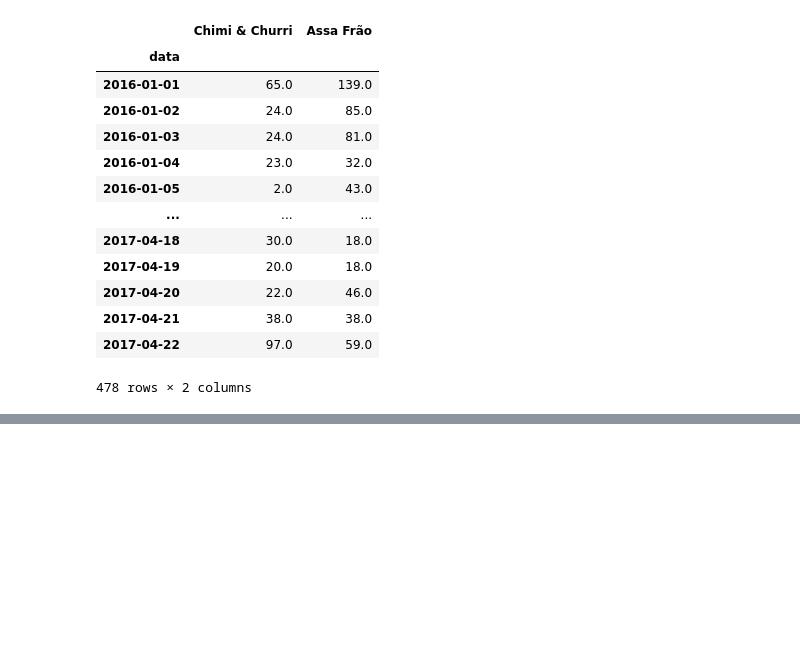
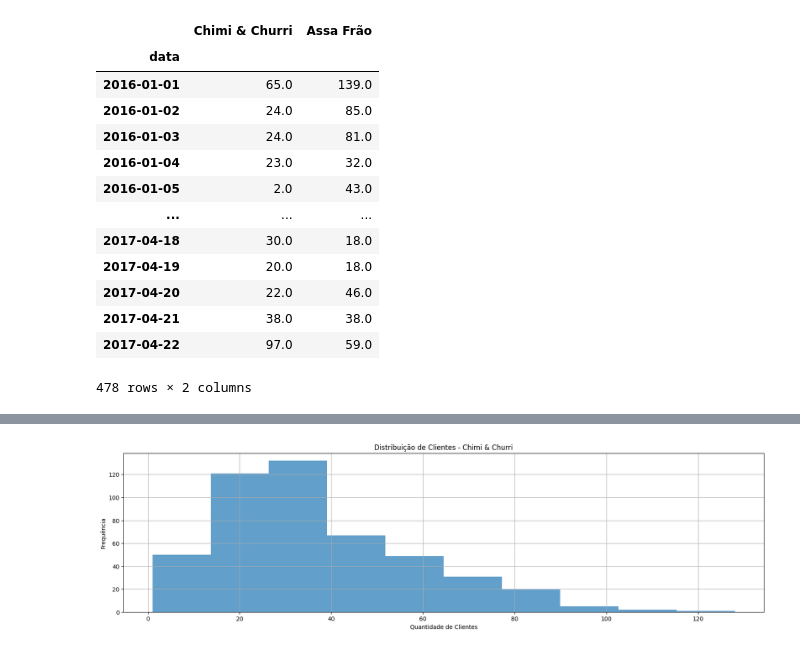
Before and after one commit to JCarapina/Estudos-praticos, a Jupyter notebook: arquivo.ipynb, the cells around one changed output, grey strips where cells are left out. Saved outputs shown, nothing was run; the diff lists cells and outputs as text; code cells hidden in the pictures; blank space fills up the shorter version.

```diff
--- a/arquivo.ipynb
+++ b/arquivo.ipynb
@@ -52,0 +83,3 @@ dados
+# %%
+## Preenchimento de dados nulos com interpolação linear
+dados = dados.interpolate().round()
@@ -52,0 +104,13 @@ dados
+# %%
+# Perguntas a responder
+# * Quais são os dias com maior frequencia de clientes para cada restaurante?
+# * Qual é a quantidade minima que visitam ?
+# * Qual é a máxima de clientes por dia para cada restaurante?
+
+dados['Chimi & Churri'].hist(figsize=(20,5),alpha=0.7)
+plt.title('Distribuição de Clientes - Chimi & Churri')
+plt.xlabel('Quantidade de Clientes')
+plt.ylabel('Frequência')
+plt.show()
+# %% [output]
+[figure, added]
```
Also changed, not shown: parts of 19 cells of this notebook.
